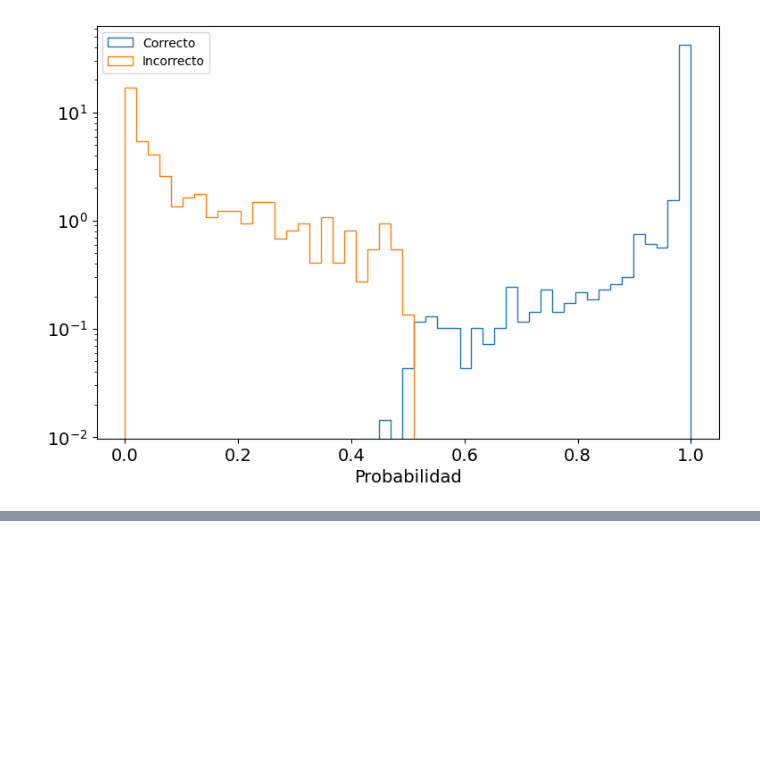
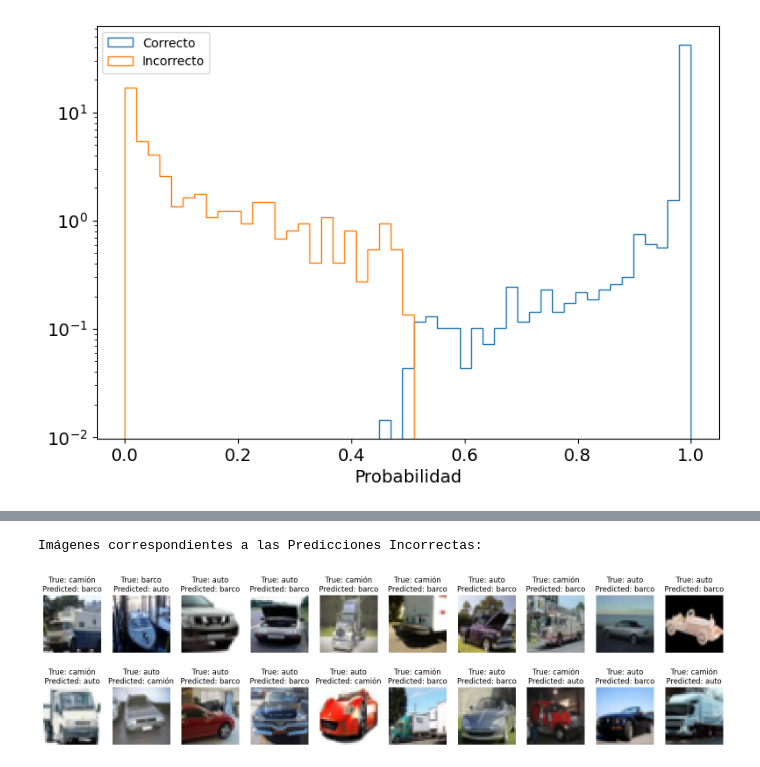
Before and after one commit to 643riel/IAA, a Jupyter notebook: IAA_Entrega_2.ipynb, the cells around one changed output, grey strips where cells are left out. Saved outputs shown, nothing was run; the diff lists cells and outputs as text; code cells hidden in the pictures; blank space fills up the shorter version.

```diff
--- a/IAA_Entrega_2.ipynb
+++ b/IAA_Entrega_2.ipynb
@@ -875,0 +1040,30 @@ plt.show()
+# %%
+import torch
+import matplotlib.pyplot as plt
+import numpy as np
+
+# Función para mostrar las imágenes en dos filas con etiquetas y predicciones del modelo
+def show_images_in_two_rows(images, true_labels, predicted_labels):
+    fig, axs = plt.subplots(2, 10, figsize=(20, 5))
+    for i in range(20):  # Mostrar solo las primeras 20 imágenes
+        row = i // 10
+        col = i % 10
+        img = images[i] / 2 + 0.5  # Desnormalizar
+        npimg = img.numpy()
+        axs[row, col].imshow(np.transpose(npimg, (1, 2, 0)))
+        title = f'True: {idx_to_class[true_labels[i].item()]}\nPredicted: {idx_to_class[predicted_labels[i].item()]}'
+        axs[row, col].set_title(title)
+        axs[row, col].axis('off')
+    plt.show()
+
+# Obtener las imágenes y etiquetas correspondientes a las predicciones incorrectas
+incorrect_images = [valset[i][0] for i in incorrect_predictions[:20]]  # Tomar solo las primeras 20 imágenes
+true_labels = [torch.tensor(valset[i][1]) for i in incorrect_predictions[:20]]
+predicted_labels = [torch.tensor(val_predictions[i]) for i in incorrect_predictions[:20]]
+
+# Mostrar las imágenes en dos filas con etiquetas y predicciones del modelo
+print("Imágenes correspondientes a las Predicciones Incorrectas:")
+show_images_in_two_rows(incorrect_images, true_labels, predicted_labels)
+# %% [output]
+Imágenes correspondientes a las Predicciones Incorrectas:
+[figure, added]
```
Also changed, not shown: parts of 6 cells of this notebook.
